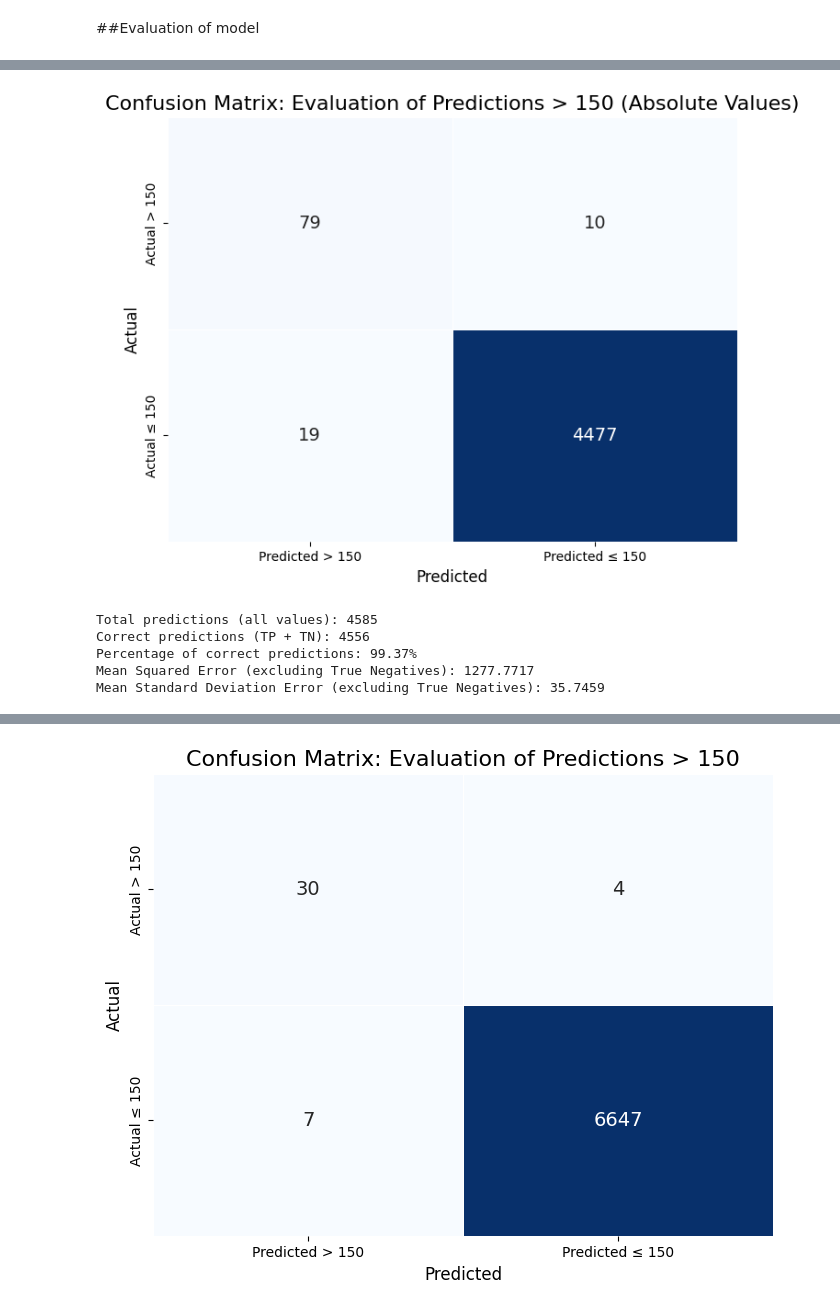
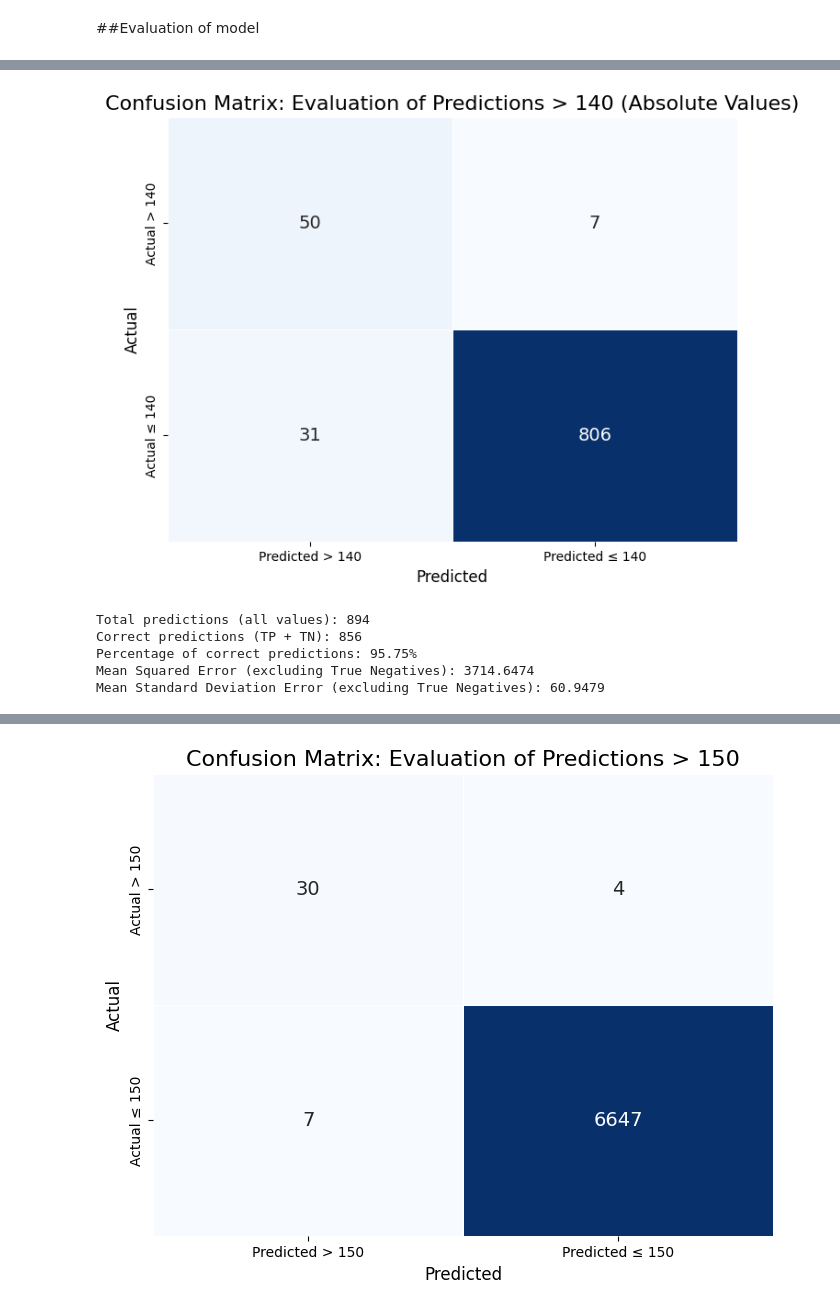
Before and after one commit to matule00/SGE, a Jupyter notebook: NN_SVR_peak_2.ipynb, the cells around one changed output, grey strips where cells are left out. Saved outputs shown, nothing was run; the diff lists cells and outputs as text; code cells hidden in the pictures.

```diff
--- a/NN_SVR_peak_2.ipynb
+++ b/NN_SVR_peak_2.ipynb
@@ -173,6 +173,7 @@ def prepare_data_and_model(SVR):
     print(valid_rows.head(10))
     september_rows = valid_rows[valid_rows['Time'] < '2024-09-30 00:00:00']
     X = september_rows[['time_prev', 'amp_diff', 'prev_extrema_value',
+                                'mfrr5', 'mfrr_p', 'mfrr_m',
                                     'last_values_1', 'last_values_2',
                                     'last_values_3', 'last_values_4',
                                     'last_values_5', 'last_values_6',
@@ -201,6 +202,8 @@ def prepare_data_and_model(SVR):
 
     model_peak = Sequential([
         Input(shape=(1, X_train.shape[2])),
+        LSTM(256, return_sequences=True, activation='tanh'),
+        Dropout(0.2),
         LSTM(128, return_sequences=True, activation='tanh'),
         Dropout(0.2),
         LSTM(64, return_sequences=True, activation='tanh'),
@@ -236,3 +239,3 @@ X_train, X_test, y_peak_train, y_peak_test, y_time_train, y_time_test, train_ind
 # %%
-train_model(X_train, X_test, y_peak_train, y_peak_test, scaler_y, model_peak, lr=0.001, patience_early_stop=8, patience_scheduler=4, num_of_epochs=50)
+train_model(X_train, X_test, y_peak_train, y_peak_test, scaler_y, model_peak, lr=0.001, patience_early_stop=8, patience_scheduler=4, num_of_epochs=40)
 # %% [output]
@@ -305,14 +308,19 @@ Mean Squared Error for Time: 2.530411241434881
 # %% [markdown]
 ##Evaluation of model
 # %%
+model_peak = Sequential([
+        Input(shape=(1, X_train.shape[2])),
+        LSTM(256, return_sequences=True, activation='tanh'),
+        LSTM(128, return_sequences=True, activation='tanh'),
+        LSTM(64, return_sequences=True, activation='tanh'),
+        LSTM(32, return_sequences=True, activation='tanh'),
+        LSTM(1, activation='linear')
+    ])
+
 model_peak.load_weights('/content/weights_peaks.weights.h5')
-
-print(X_test.shape)
-print(X_train.shape)
 
 X = np.concatenate((X_train, X_test), axis=0)
 
-print(X.shape)
 y_peak = np.concatenate((y_peak_train, y_peak_test), axis=0)
 
 y_pred_peak = model_peak.predict(X)
@@ -377,10 +382,10 @@ Mean Standard Deviation Error (excluding True Negatives): 43.4950
 # %%
-evaluate_predictions(predictions, threshold=150, use_absolute=True)
+evaluate_predictions(predictions, threshold=140, use_absolute=True)
 # %% [output]
-[figure, old version]
+[figure, new version]
-Total predictions (all values): 4585
-Correct predictions (TP + TN): 4556
-Percentage of correct predictions: 99.37%
-Mean Squared Error (excluding True Negatives): 1277.7717
-Mean Standard Deviation Error (excluding True Negatives): 35.7459
+Total predictions (all values): 894
+Correct predictions (TP + TN): 856
+Percentage of correct predictions: 95.75%
+Mean Squared Error (excluding True Negatives): 3714.6474
+Mean Standard Deviation Error (excluding True Negatives): 60.9479
 # %%
```
Also changed, not shown: parts of 14 cells of this notebook.
